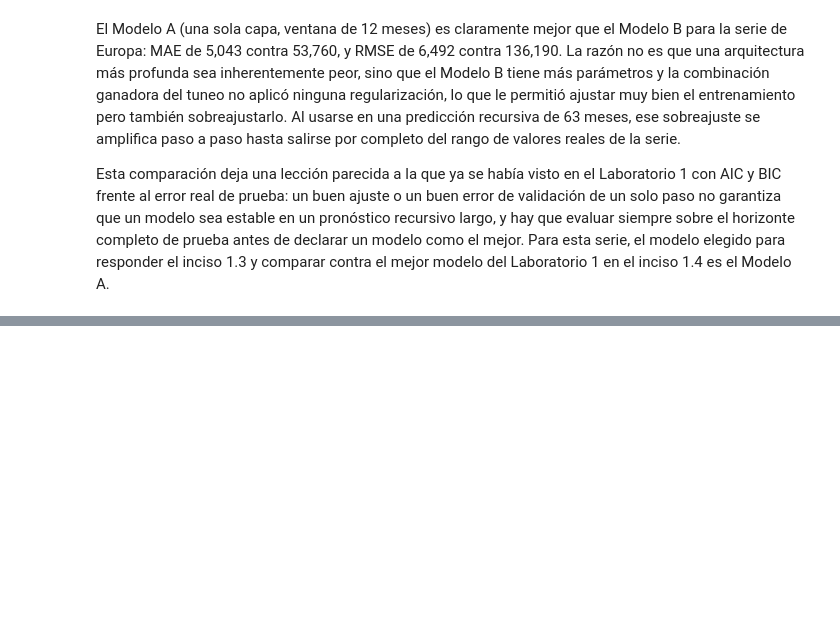
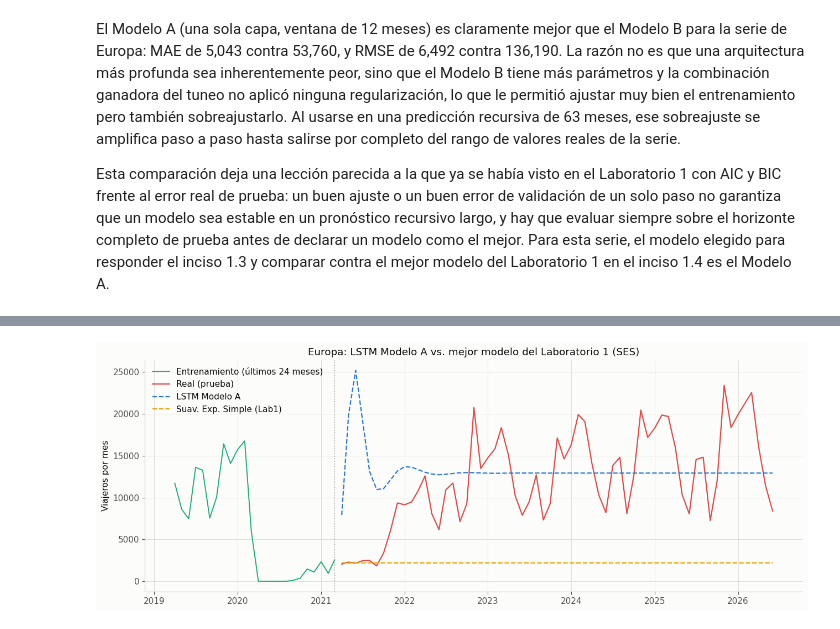
Before and after one commit to nilsmuralles/Lab2-DataScience, a Jupyter notebook: lstm_serie_europa.ipynb, the cells around one changed output, grey strips where cells are left out. Cells and saved outputs as stored; diff of their text form; code cells hidden in the pictures; blank space fills up the shorter version.

Commit message:
feat: 1.4 model comparasion for geographic region models

```diff
--- a/lstm_serie_europa.ipynb
+++ b/lstm_serie_europa.ipynb
@@ -411,0 +418,10 @@ Esta comparación deja una lección parecida a la que ya se había visto en el L
+# %%
+from statsmodels.tsa.holtwinters import SimpleExpSmoothing
+
+ses_europa_lab1 = SimpleExpSmoothing(s_europa_train).fit()
+pred_ses = ses_europa_lab1.forecast(len(s_europa_test))
+
+mae_ses = mean_absolute_error(s_europa_test.values, pred_ses.values)
+rmse_ses = np.sqrt(mean_squared_error(s_europa_test.values, pred_ses.values))
+
+print(f"Suav. Exp. Simple (mejor modelo Lab1): MAE = {mae_ses:,.0f}   RMSE = {rmse_ses:,.0f}")
@@ -411,0 +446,14 @@ Esta comparación deja una lección parecida a la que ya se había visto en el L
+# %%
+fig, ax = plt.subplots(figsize=(13, 5))
+ax.plot(s_europa_train.index[-24:], s_europa_train.values[-24:], color=PALETTE[2], linewidth=1.4, label="Entrenamiento (últimos 24 meses)")
+ax.plot(s_europa_test.index, s_europa_test.values, color=PALETTE[7], linewidth=1.6, label="Real (prueba)")
+ax.plot(pred_a_serie.index, pred_a_serie.values, color=PALETTE[0], linewidth=1.6, linestyle="--", label="LSTM Modelo A")
+ax.plot(s_europa_test.index, pred_ses.values, color=PALETTE[3], linewidth=1.6, linestyle="--", label="Suav. Exp. Simple (Lab1)")
+ax.axvline(s_europa_train.index[-1], color="gray", linewidth=0.8, linestyle=":")
+ax.set_title("Europa: LSTM Modelo A vs. mejor modelo del Laboratorio 1 (SES)")
+ax.set_ylabel("Viajeros por mes")
+ax.legend(frameon=False)
+plt.tight_layout()
+plt.show()
+# %% [output]
+[figure, added]
```
Also changed, not shown: parts of 4 cells of this notebook.
